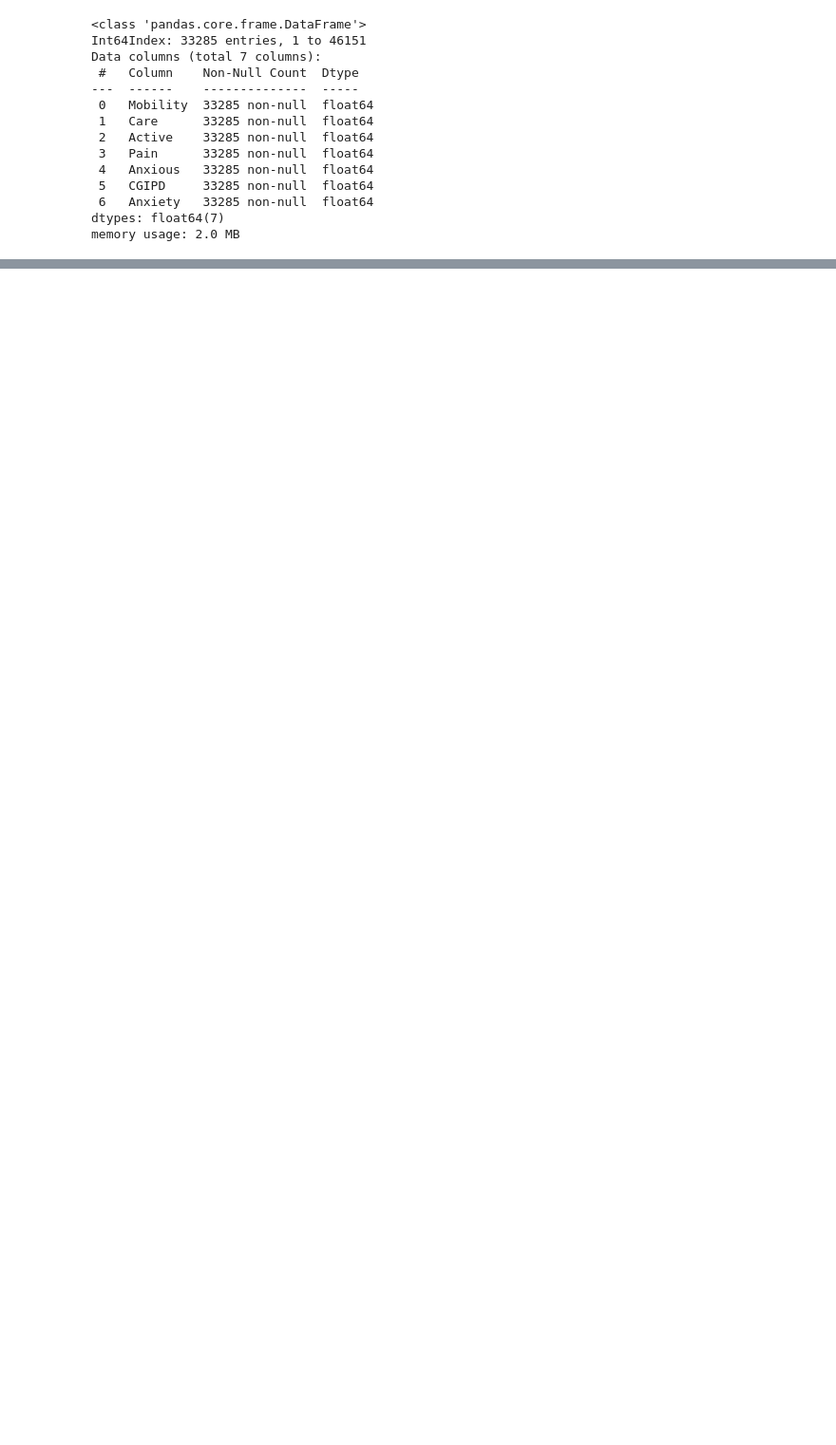
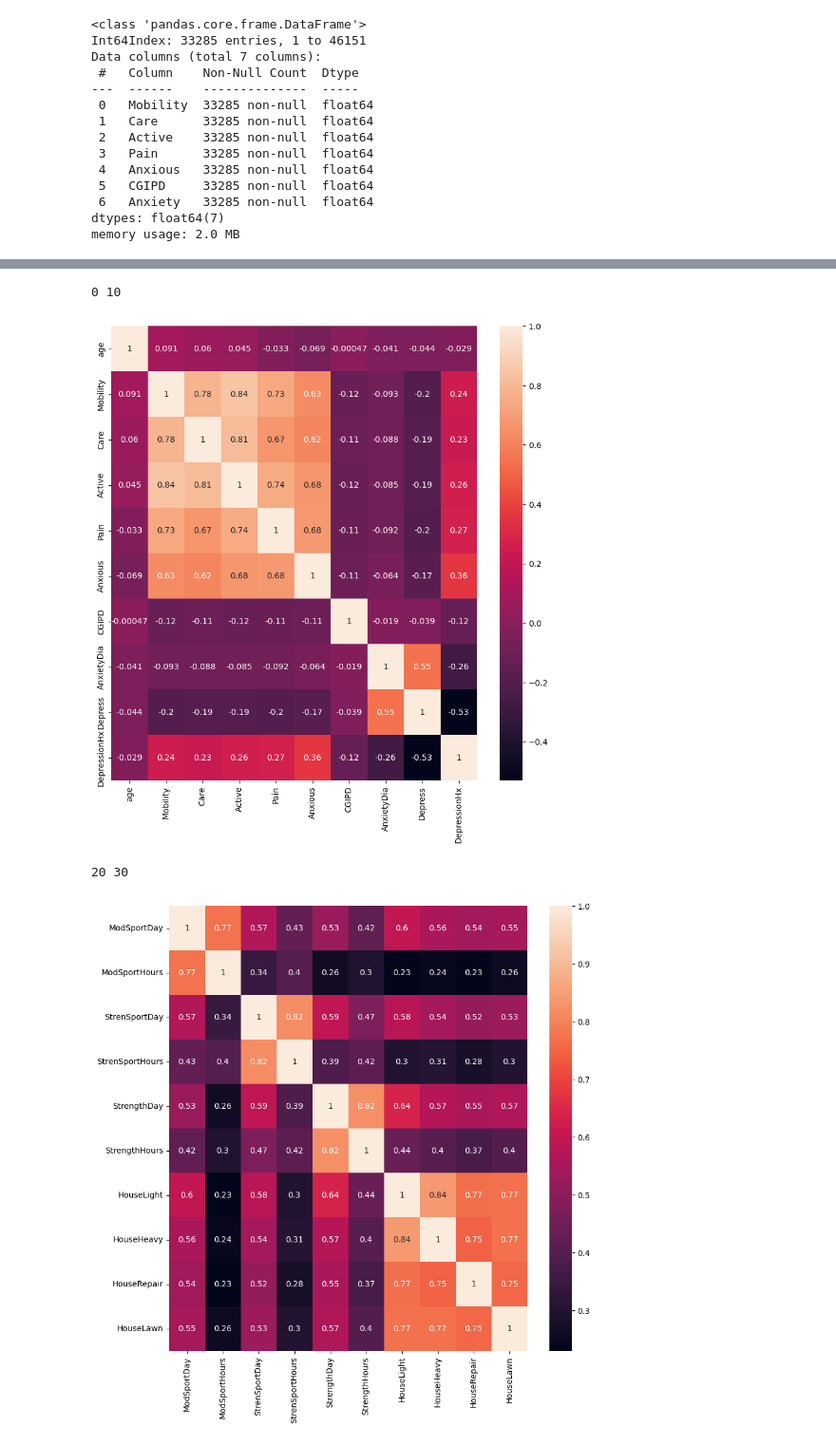
Before and after one commit to datasci4health/projects2023, a Jupyter notebook: PeterParkinson/notebooks/data1.ipynb, the cells around one changed output, grey strips where cells are left out. Shown at 95% size. Saved outputs shown, nothing was run; the diff lists cells and outputs as text; code cells hidden in the pictures; blank space fills up the shorter version.

```diff
--- a/PeterParkinson/notebooks/data1.ipynb
+++ b/PeterParkinson/notebooks/data1.ipynb
@@ -172,0 +179,24 @@ age == rslt (age group)
+# %%
+### Colunas sobree informacoes pessoais
+
+df.drop(['AnxietyAge', 'DepressDia',
+         'DepressDia', 'DepressStat', 'DepressAge', 'DepressStat',
+          'LeisureDay',  'pa1b' , 'pa2a' , 'pa2c' , 'pa3a' , 'pa3b',
+         'pa4b' , 'pa5a' , 'pa5c', 'pa6b' , 'pa6a' , 'pa6c',
+          'pa7b' , 'pa7c', 'MindAnxietyPDSympWalk', 'AnxietyStat', 'MindAnxietyPDSympExcess',
+         'pa1c' , 'pa2b', 'pa4a', 'pa3c', 'pa4c', 'pa5b', 'rslt',
+         'MindAnxietyPDSympSlow', 'MindAnxietyPDSympDepress', 'Anxiety'], axis=1, inplace=True)
+# %%
+for i in range(0, len(df.columns), 20):
+    col = df.columns[i:i+10]
+    aux = df[col]
+    print(i, i+10)
+    fig, ax = plt.subplots(figsize=(10, 10))
+    sns.heatmap(data=aux.corr(),annot=True,)
+    plt.savefig("../assets/heatmap/heatmap2_" +str(i)+ ".jpg")
+    plt.show()
+# %% [output]
+0 10
+[figure, added]
+20 30
+[figure, added]
```
Also changed, not shown: parts of 14 cells of this notebook, 20 other files.
